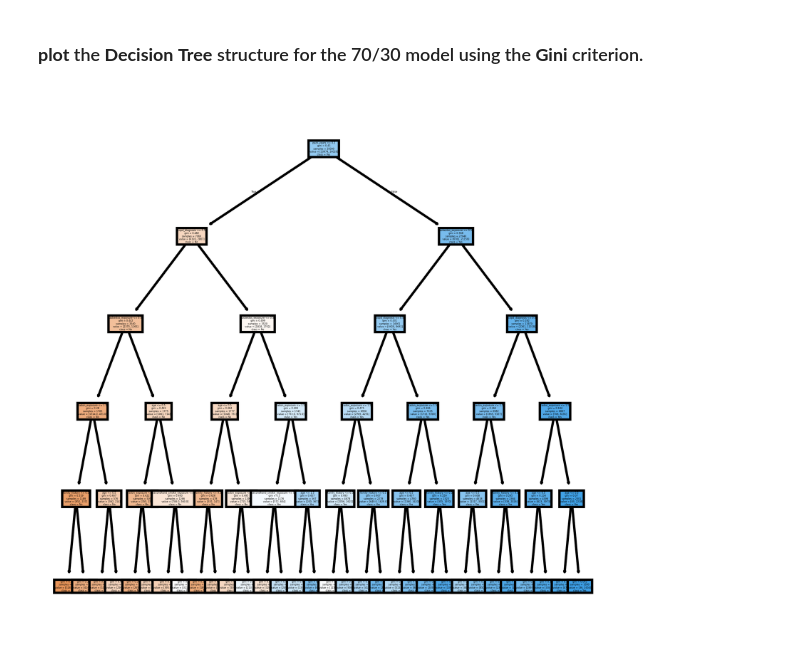
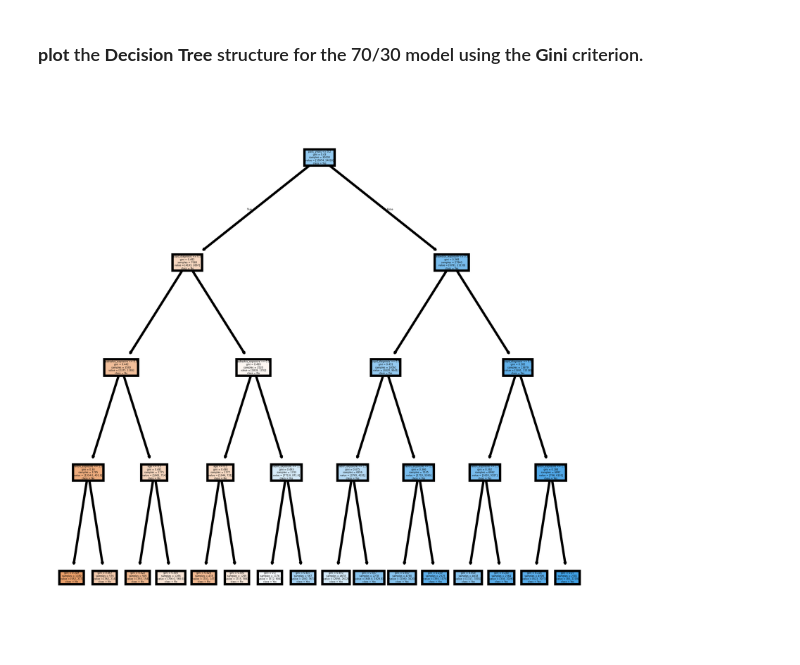
Before and after one commit to Alanoudhud/DataMining-Project, a Jupyter notebook: Reports/Phase3.ipynb, the cells around one changed output. Saved outputs shown, nothing was run; the diff lists cells and outputs as text; code cells hidden in the pictures.

```diff
--- a/Reports/Phase3.ipynb
+++ b/Reports/Phase3.ipynb
@@ -221,27 +221,27 @@ plt.show()
 # %%
 from sklearn.tree import DecisionTreeClassifier
 from sklearn import tree
 import matplotlib.pyplot as plt
 import pandas as pd # Ensure pandas is imported
 
 from sklearn.model_selection import train_test_split
 X_train, X_test, y_train, y_test = train_test_split(X, y, test_size=0.3, random_state=42)
 
 # إنشاء نموذج شجرة القرار مع معيار Gini
-clf_gini_70 = DecisionTreeClassifier(max_depth=5, criterion='gini', random_state=42)
+clf_gini_70 = DecisionTreeClassifier(max_depth=4, criterion='gini', random_state=42)
 clf_gini_70.fit(X_train, y_train)
 
 y_pred_70_gini = clf_gini_70.predict(X_test)
 
 fn = X.columns
 cn = y.unique()
 
 # إعداد الرسم
 fig, axes = plt.subplots(nrows=1, ncols=1, figsize=(4, 4), dpi=600)
 tree.plot_tree(clf_gini_70, feature_names=fn, class_names=cn, filled=True)
 
 
 # عرض الشجرة
 plt.show()
 # %% [output]
-[figure, old version]
+[figure, new version]
```
Also changed, not shown: parts of 3 cells of this notebook.
